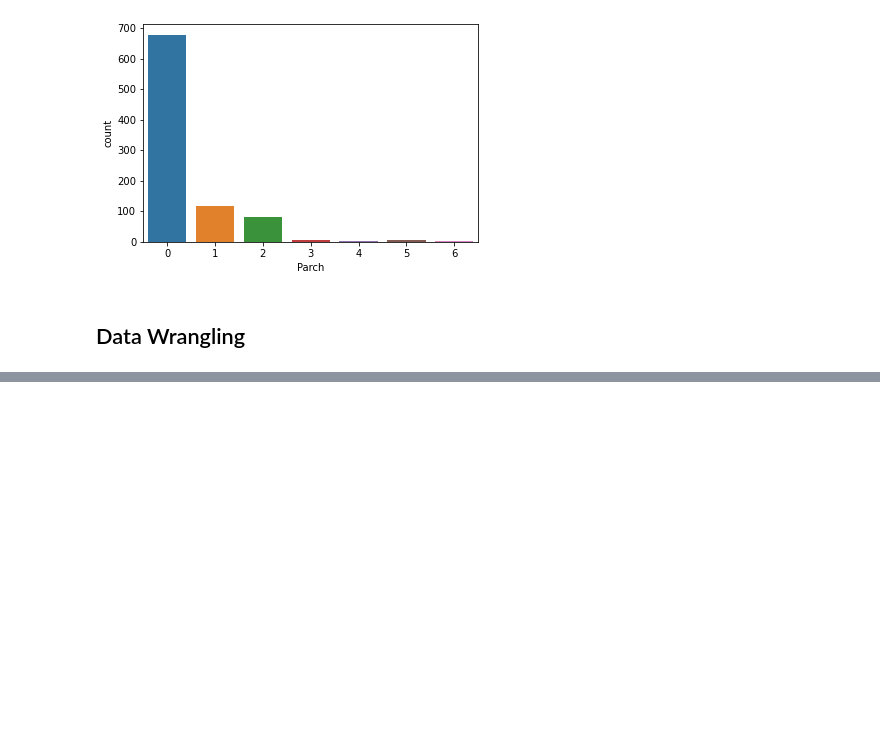
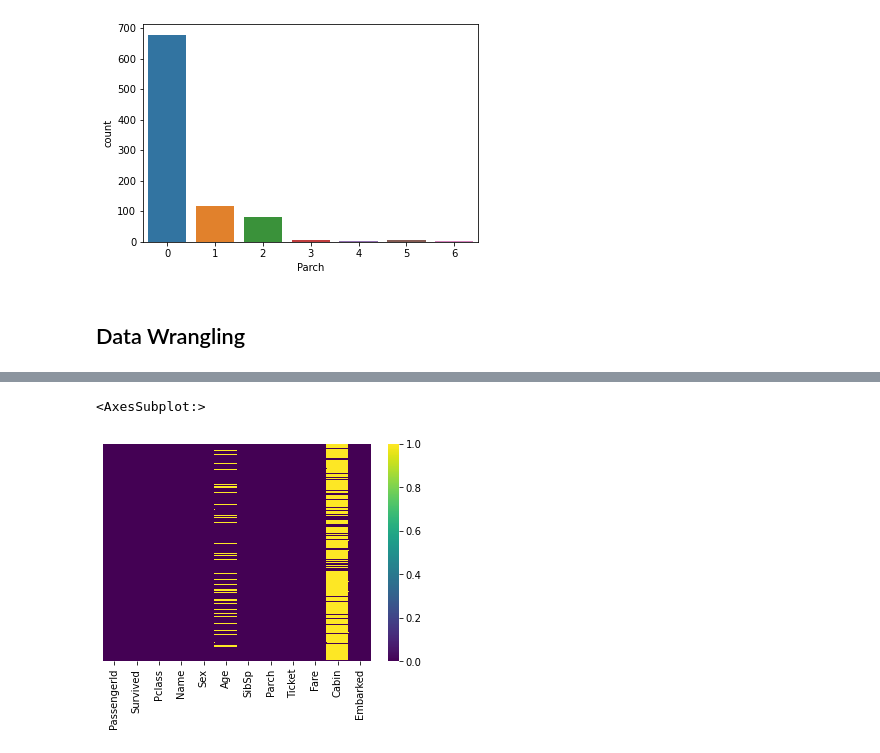
Before and after one commit to abhiroop43/ml_practice, a Jupyter notebook: logistic_regression.ipynb, the cells around one changed output, grey strips where cells are left out. Cells and saved outputs as stored; diff of their text form; code cells hidden in the pictures; blank space fills up the shorter version.

```diff
--- a/logistic_regression.ipynb
+++ b/logistic_regression.ipynb
@@ -89,0 +122,5 @@ sns.countplot(x="Parch", data=titanic_data)
+# %%
+sns.heatmap(titanic_data.isnull(), yticklabels=False, cmap='viridis')
+# %% [output]
+<AxesSubplot:>
+[figure, added]
```
Also changed, not shown: parts of 30 cells of this notebook, 3 other files.
